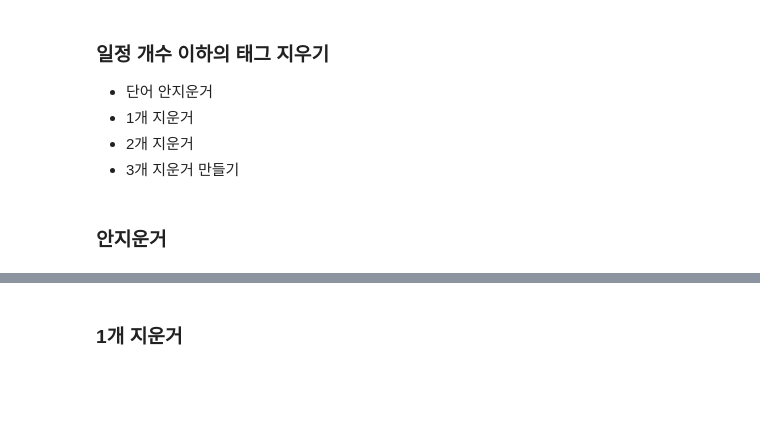
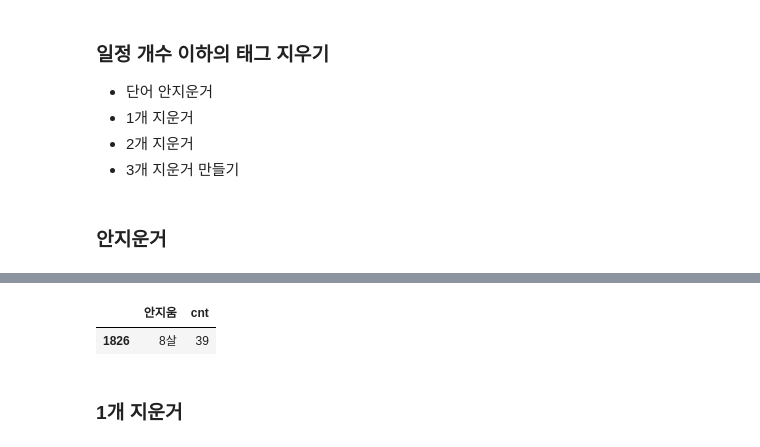
Before and after one commit to RecommendU/ForU, a Jupyter notebook: 박정호/[09_08_박정호] 0개 ~ 3개 태그 지움 이건 안봐도 상관없습니다.ipynb, the cells around one changed output, grey strips where cells are left out. Drawn from its saved outputs; the diff is of its cells as text; code cells hidden in the pictures; blank space fills up the shorter version.

```diff
--- a/박정호/[09_08_박정호] 0개 ~ 3개 태그 지움 이건 안봐도 상관없습니다.ipynb
+++ b/박정호/[09_08_박정호] 0개 ~ 3개 태그 지움 이건 안봐도 상관없습니다.ipynb
@@ -277,3 +239,8 @@ ddf0
+# %%
+ddf0[ddf0['안지움'] == '8살']
+# %% [output]
+|  | 안지움 | cnt |
+| 1826 | 8살 | 39 |
 # %%
 new_tag0.to_json('data/new_tag/new_tag0.json', orient = 'records')
 # %% [markdown]
```
Also changed, not shown: parts of 22 cells of this notebook.
